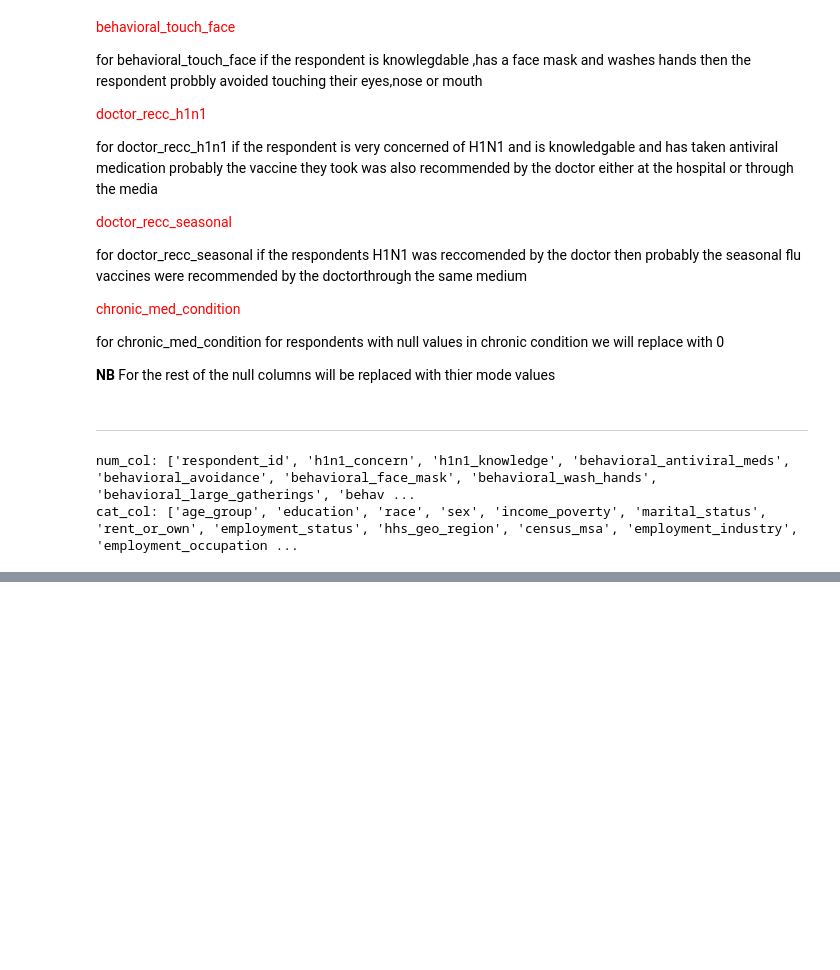
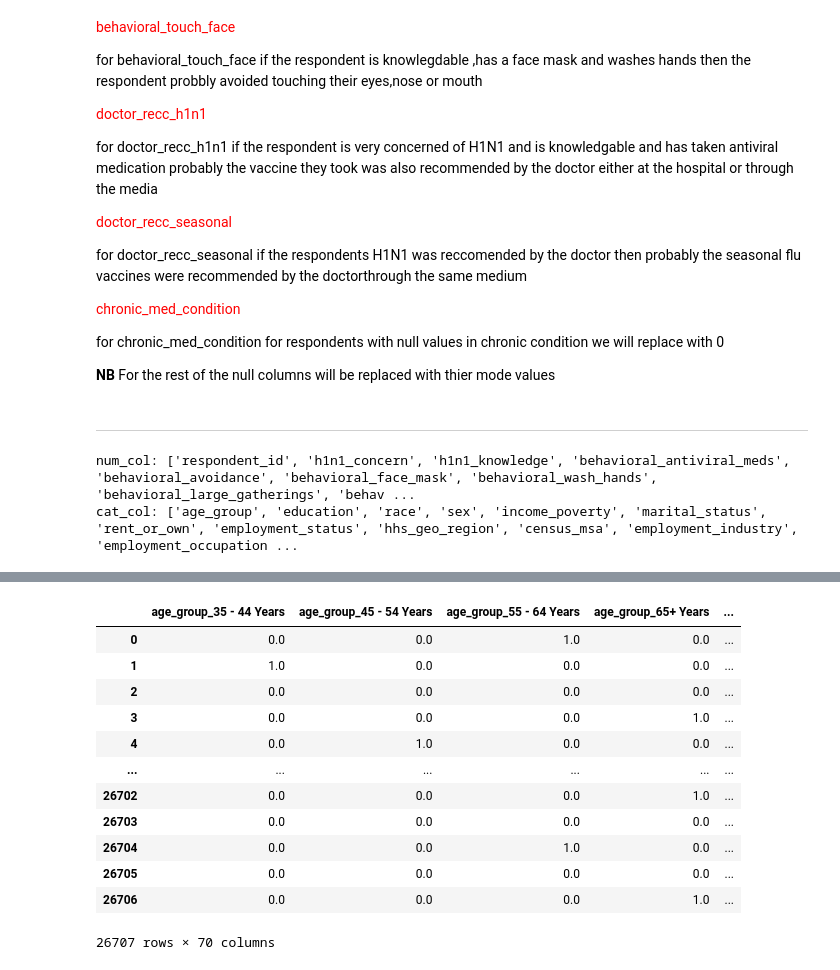
Before and after one commit to gshikanda/PHASE-3-PROJECT, a Jupyter notebook: H1N1 PROJECT.ipynb, the cells around one changed output, grey strips where cells are left out. Saved outputs shown, nothing was run; the diff lists cells and outputs as text; code cells hidden in the pictures; blank space fills up the shorter version.

Commit message:
hot encoded categorical data

```diff
--- a/H1N1 PROJECT.ipynb
+++ b/H1N1 PROJECT.ipynb
@@ -354,0 +371,23 @@ cat_col: ['age_group', 'education', 'race', 'sex', 'income_poverty', 'marital_st
+# %%
+#hot encode the categorical data
+encoder=OneHotEncoder(drop='first',sparse_output=False)
+data_cat= categoricals.copy()
+encoder.fit(data_cat)
+encoded_data=encoder.transform(data_cat)
+#create a new dataframe
+encoded_df = pd.DataFrame(encoded_data, columns=encoder.get_feature_names_out(data_cat.columns))
+encoded_df
+# %% [output]
+|  | age_group_35 - 44 Years | age_group_45 - 54 Years | age_group_55 - 64 Years | age_group_65+ Years | ... |
+| 0 | 0.0 | 0.0 | 1.0 | 0.0 | ... |
+| 1 | 1.0 | 0.0 | 0.0 | 0.0 | ... |
+| 2 | 0.0 | 0.0 | 0.0 | 0.0 | ... |
+| 3 | 0.0 | 0.0 | 0.0 | 1.0 | ... |
+| 4 | 0.0 | 1.0 | 0.0 | 0.0 | ... |
+| ... | ... | ... | ... | ... | ... |
+| 26702 | 0.0 | 0.0 | 0.0 | 1.0 | ... |
+| 26703 | 0.0 | 0.0 | 0.0 | 0.0 | ... |
+| 26704 | 0.0 | 0.0 | 1.0 | 0.0 | ... |
+| 26705 | 0.0 | 0.0 | 0.0 | 0.0 | ... |
+| 26706 | 0.0 | 0.0 | 0.0 | 1.0 | ... |
+26707 rows × 70 columns
```
Also changed, not shown: parts of 2 cells of this notebook.
